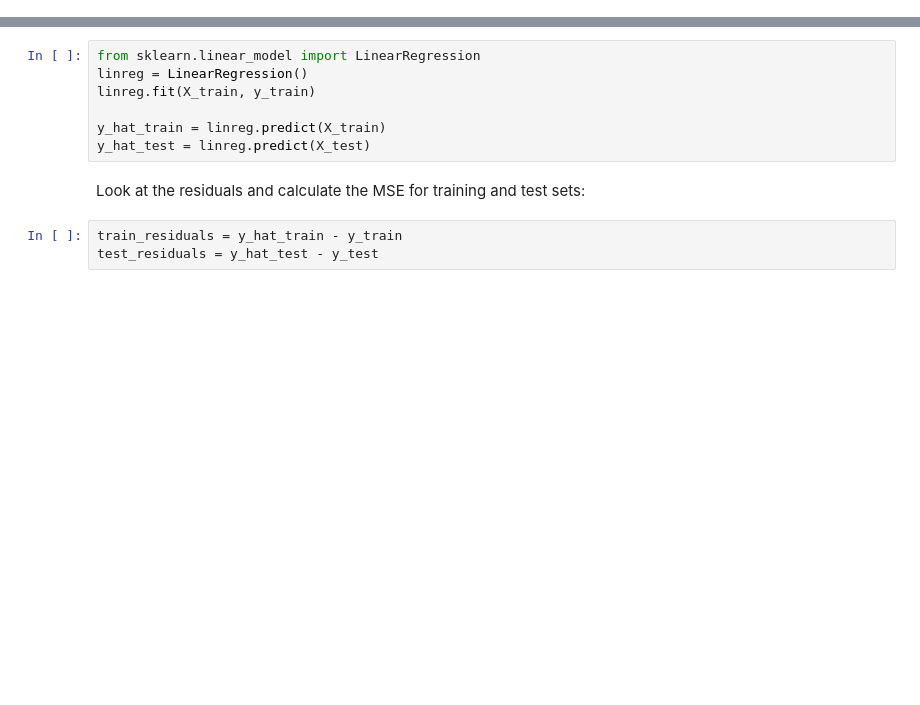
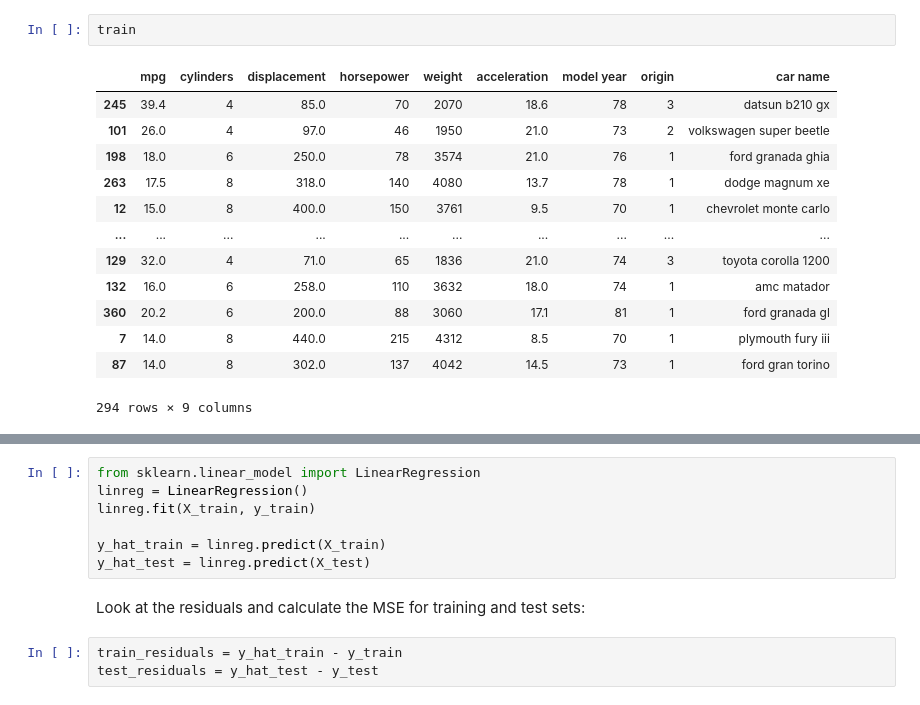
Before and after one commit to learn-co-curriculum/dsc-regression-model-validation, a Jupyter notebook: index.ipynb, the cells around one changed output, grey strips where cells are left out. Saved outputs shown, nothing was run; the diff lists cells and outputs as text; blank space fills up the shorter version.

```diff
--- a/index.ipynb
+++ b/index.ipynb
@@ -87,0 +86,16 @@ X_train, X_test, y_train, y_test = train_test_split(X, y, test_size=0.2, random_
+# %%
+train
+# %% [output]
+|  | mpg | cylinders | displacement | horsepower | weight | acceleration | model year | origin | car name |
+| 245 | 39.4 | 4 | 85.0 | 70 | 2070 | 18.6 | 78 | 3 | datsun b210 gx |
+| 101 | 26.0 | 4 | 97.0 | 46 | 1950 | 21.0 | 73 | 2 | volkswagen super beetle |
+| 198 | 18.0 | 6 | 250.0 | 78 | 3574 | 21.0 | 76 | 1 | ford granada ghia |
+| 263 | 17.5 | 8 | 318.0 | 140 | 4080 | 13.7 | 78 | 1 | dodge magnum xe |
+| 12 | 15.0 | 8 | 400.0 | 150 | 3761 | 9.5 | 70 | 1 | chevrolet monte carlo |
+| ... | ... | ... | ... | ... | ... | ... | ... | ... | ... |
+| 129 | 32.0 | 4 | 71.0 | 65 | 1836 | 21.0 | 74 | 3 | toyota corolla 1200 |
+| 132 | 16.0 | 6 | 258.0 | 110 | 3632 | 18.0 | 74 | 1 | amc matador |
+| 360 | 20.2 | 6 | 200.0 | 88 | 3060 | 17.1 | 81 | 1 | ford granada gl |
+| 7 | 14.0 | 8 | 440.0 | 215 | 4312 | 8.5 | 70 | 1 | plymouth fury iii |
+| 87 | 14.0 | 8 | 302.0 | 137 | 4042 | 14.5 | 73 | 1 | ford gran torino |
+294 rows × 9 columns
```
Also changed, not shown: parts of 44 cells of this notebook, 1 other file.
